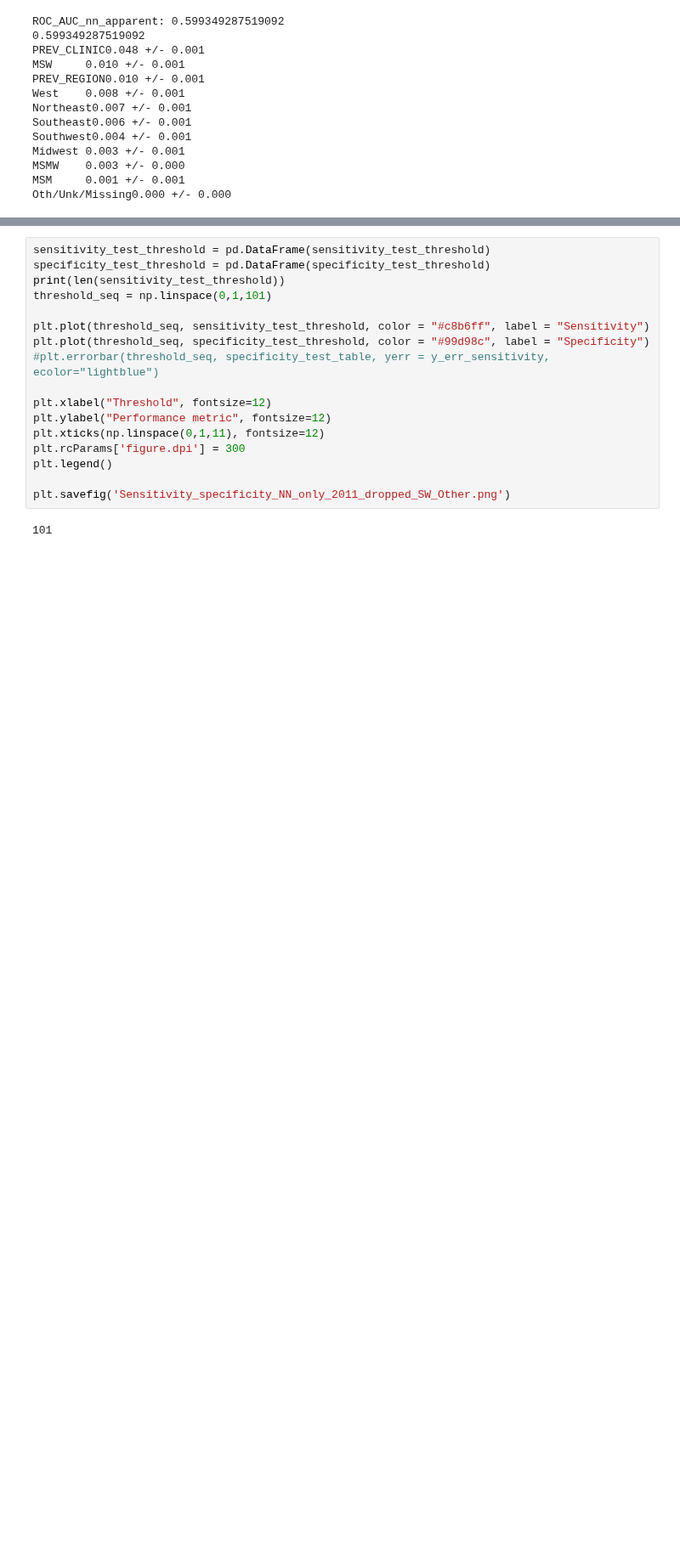
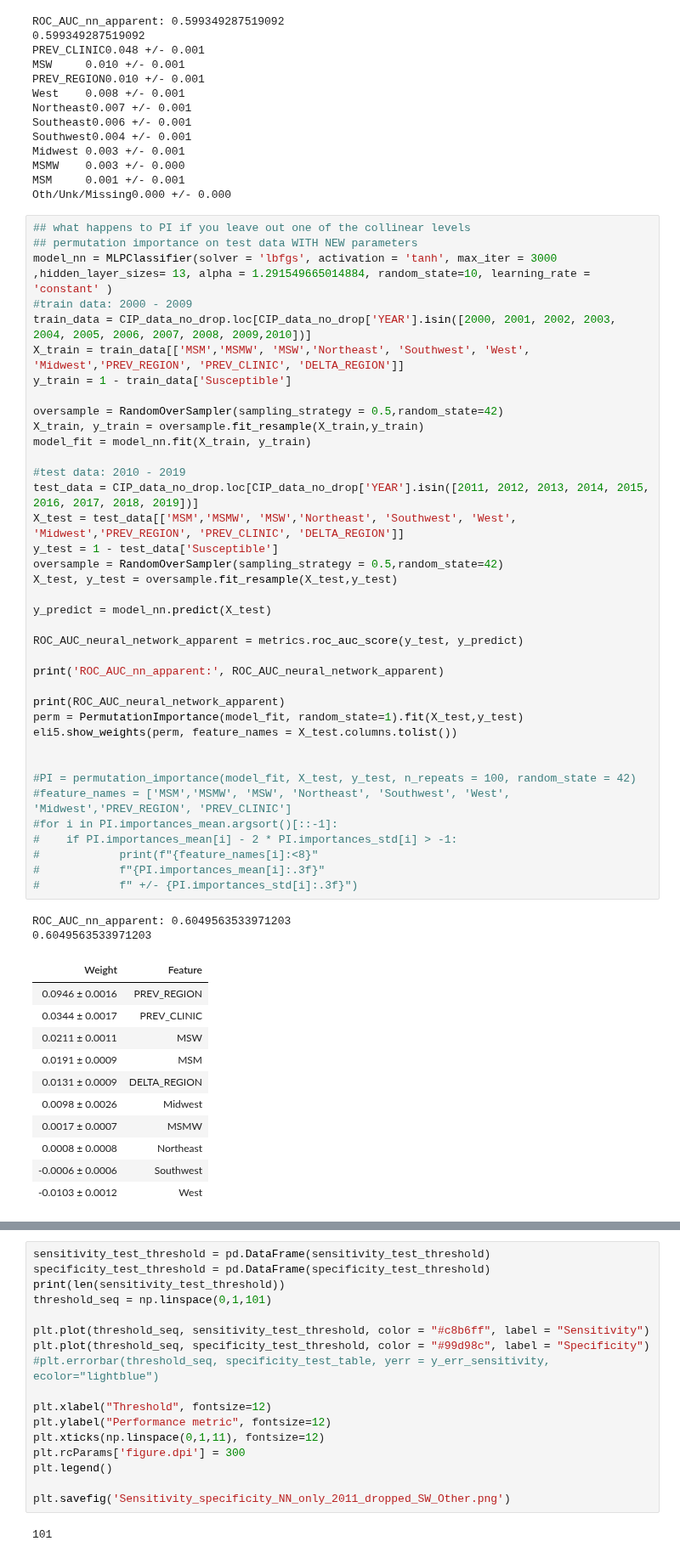
Before and after one commit to RachelMurray-Watson/GISP_data_initial, a Jupyter notebook: Graph_for_grant.ipynb, the cells around one changed output, grey strips where cells are left out. Shown at 85% size. Cells and saved outputs as stored; diff of their text form; blank space fills up the shorter version.

Commit message:
Redoing some sections w/ new data (DELTA) Deleted redundant

```diff
--- a/Graph_for_grant.ipynb
+++ b/Graph_for_grant.ipynb
@@ -275,5 +273,57 @@ Midwest 0.003 +/- 0.001
 MSMW    0.003 +/- 0.000
 MSM     0.001 +/- 0.001
 Oth/Unk/Missing0.000 +/- 0.000
+# %%
+## what happens to PI if you leave out one of the collinear levels
+## permutation importance on test data WITH NEW parameters
+model_nn = MLPClassifier(solver = 'lbfgs', activation = 'tanh', max_iter = 3000 ,hidden_layer_sizes= 13, alpha = 1.291549665014884, random_state=10, learning_rate = 'constant' )
+#train data: 2000 - 2009
+train_data = CIP_data_no_drop.loc[CIP_data_no_drop['YEAR'].isin([2000, 2001, 2002, 2003, 2004, 2005, 2006, 2007, 2008, 2009,2010])]
+X_train = train_data[['MSM','MSMW', 'MSW','Northeast', 'Southwest', 'West', 'Midwest','PREV_REGION', 'PREV_CLINIC', 'DELTA_REGION']]
+y_train = 1 - train_data['Susceptible']
+
+oversample = RandomOverSampler(sampling_strategy = 0.5,random_state=42)
+X_train, y_train = oversample.fit_resample(X_train,y_train)
+model_fit = model_nn.fit(X_train, y_train)
+
+#test data: 2010 - 2019
+test_data = CIP_data_no_drop.loc[CIP_data_no_drop['YEAR'].isin([2011, 2012, 2013, 2014, 2015, 2016, 2017, 2018, 2019])]
+X_test = test_data[['MSM','MSMW', 'MSW','Northeast', 'Southwest', 'West', 'Midwest','PREV_REGION', 'PREV_CLINIC', 'DELTA_REGION']]
+y_test = 1 - test_data['Susceptible']
+oversample = RandomOverSampler(sampling_strategy = 0.5,random_state=42)
+X_test, y_test = oversample.fit_resample(X_test,y_test)
+
+y_predict = model_nn.predict(X_test)
+
+ROC_AUC_neural_network_apparent = metrics.roc_auc_score(y_test, y_predict)
+
+print('ROC_AUC_nn_apparent:', ROC_AUC_neural_network_apparent)
+
+print(ROC_AUC_neural_network_apparent)
+perm = PermutationImportance(model_fit, random_state=1).fit(X_test,y_test)
+eli5.show_weights(perm, feature_names = X_test.columns.tolist())
+
+
+#PI = permutation_importance(model_fit, X_test, y_test, n_repeats = 100, random_state = 42)
+#feature_names = ['MSM','MSMW', 'MSW', 'Northeast', 'Southwest', 'West', 'Midwest','PREV_REGION', 'PREV_CLINIC']
+#for i in PI.importances_mean.argsort()[::-1]:
+#    if PI.importances_mean[i] - 2 * PI.importances_std[i] > -1:
+#            print(f"{feature_names[i]:<8}"
+#            f"{PI.importances_mean[i]:.3f}"
+#            f" +/- {PI.importances_std[i]:.3f}")
+# %% [output]
+ROC_AUC_nn_apparent: 0.6049563533971203
+0.6049563533971203
+| Weight | Feature |
+| 0.0946 ± 0.0016 | PREV_REGION |
+| 0.0344 ± 0.0017 | PREV_CLINIC |
+| 0.0211 ± 0.0011 | MSW |
+| 0.0191 ± 0.0009 | MSM |
+| 0.0131 ± 0.0009 | DELTA_REGION |
+| 0.0098 ± 0.0026 | Midwest |
+| 0.0017 ± 0.0007 | MSMW |
+| 0.0008 ± 0.0008 | Northeast |
+| -0.0006 ± 0.0006 | Southwest |
+| -0.0103 ± 0.0012 | West |
 # %%
 ### now look at response of sensitivity and specificity to classification threshold - non-dropped
```
Also changed, not shown: parts of 3 cells of this notebook.
